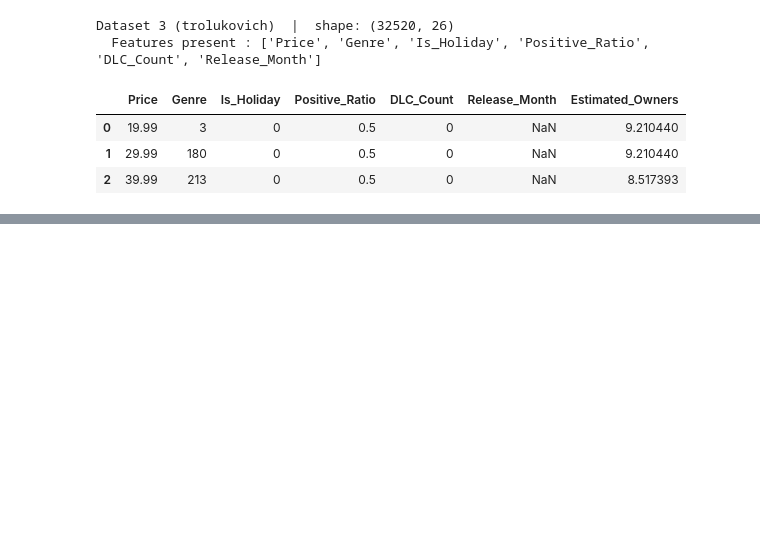
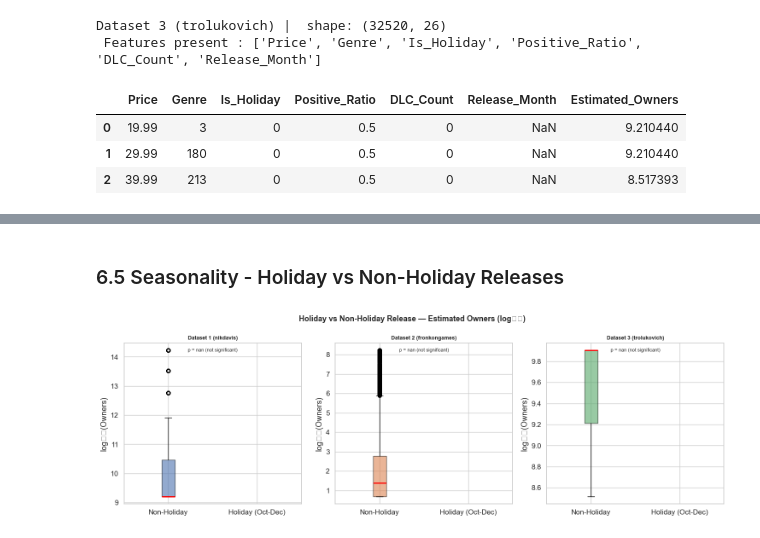
Before and after one commit to Intellectual-Systems/Team7-Project, a Jupyter notebook: Press_start_main.ipynb, the cells around one changed output, grey strips where cells are left out. Saved outputs shown, nothing was run; the diff lists cells and outputs as text; code cells hidden in the pictures; blank space fills up the shorter version.

```diff
--- a/Press_start_main.ipynb
+++ b/Press_start_main.ipynb
@@ -521,0 +627,31 @@ Dataset 3 (trolukovich)  |  shape: (32520, 26)
+# %% [markdown]
+### 6.5 Seasonality - Holiday vs Non-Holiday Releases
+# %%
+fig, axes = plt.subplots(1, 3, figsize=(15, 5))
+fig.suptitle('Holiday vs Non-Holiday Release — Estimated Owners (log₁⁺)',
+             fontsize=13, fontweight='bold')
+
+for ax, (name, df), color in zip(axes, datasets.items(), COLORS):
+    holiday = df[df['Is_Holiday'] == 1][TARGET_COL]
+    non_holiday = df[df['Is_Holiday'] == 0][TARGET_COL]
+    ax.boxplot([non_holiday, holiday],
+               labels=['Non-Holiday', 'Holiday (Oct-Dec)'],
+               patch_artist=True,
+               boxprops=dict(facecolor=color, alpha=0.6),
+               medianprops=dict(color='red', linewidth=2))
+    ax.set_title(name, fontweight='bold', fontsize=9)
+    ax.set_ylabel('log₁⁺(Owners)')
+
+    # T-test
+    from scipy import stats
+    t, p = stats.ttest_ind(holiday, non_holiday, equal_var=False)
+    significance = '**significant**' if p < 0.05 else 'not significant'
+    ax.text(0.5, 0.97, f'p = {p:.3f} ({significance})',
+            transform=ax.transAxes, ha='center', va='top', fontsize=8,
+            bbox=dict(boxstyle='round', fc='white', alpha=0.85))
+
+plt.tight_layout()
+plt.savefig(os.path.join(PLOT_DIR, 'seasonality.png'), dpi=150)
+plt.show()
+# %% [output]
+[figure, added]
```
Also changed, not shown: parts of 48 cells of this notebook.
